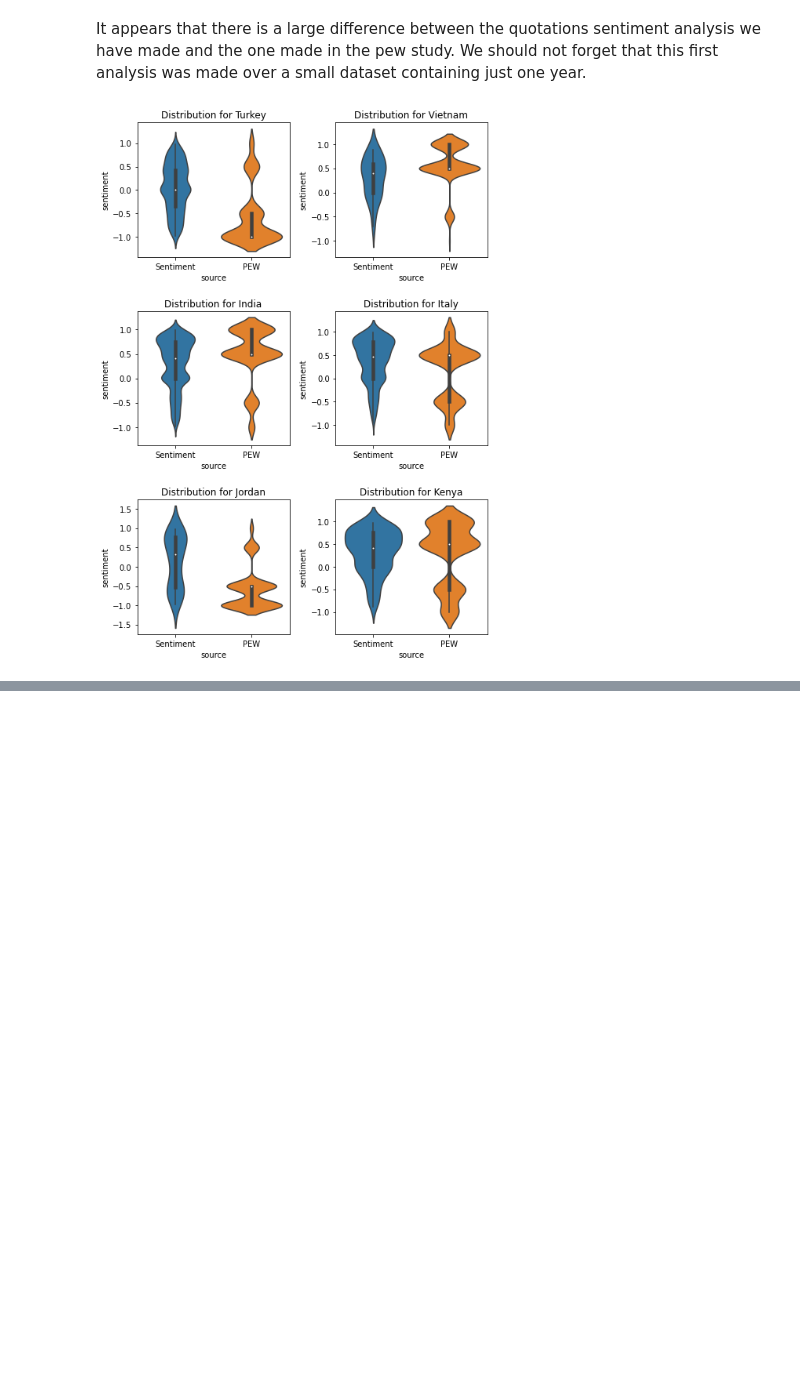
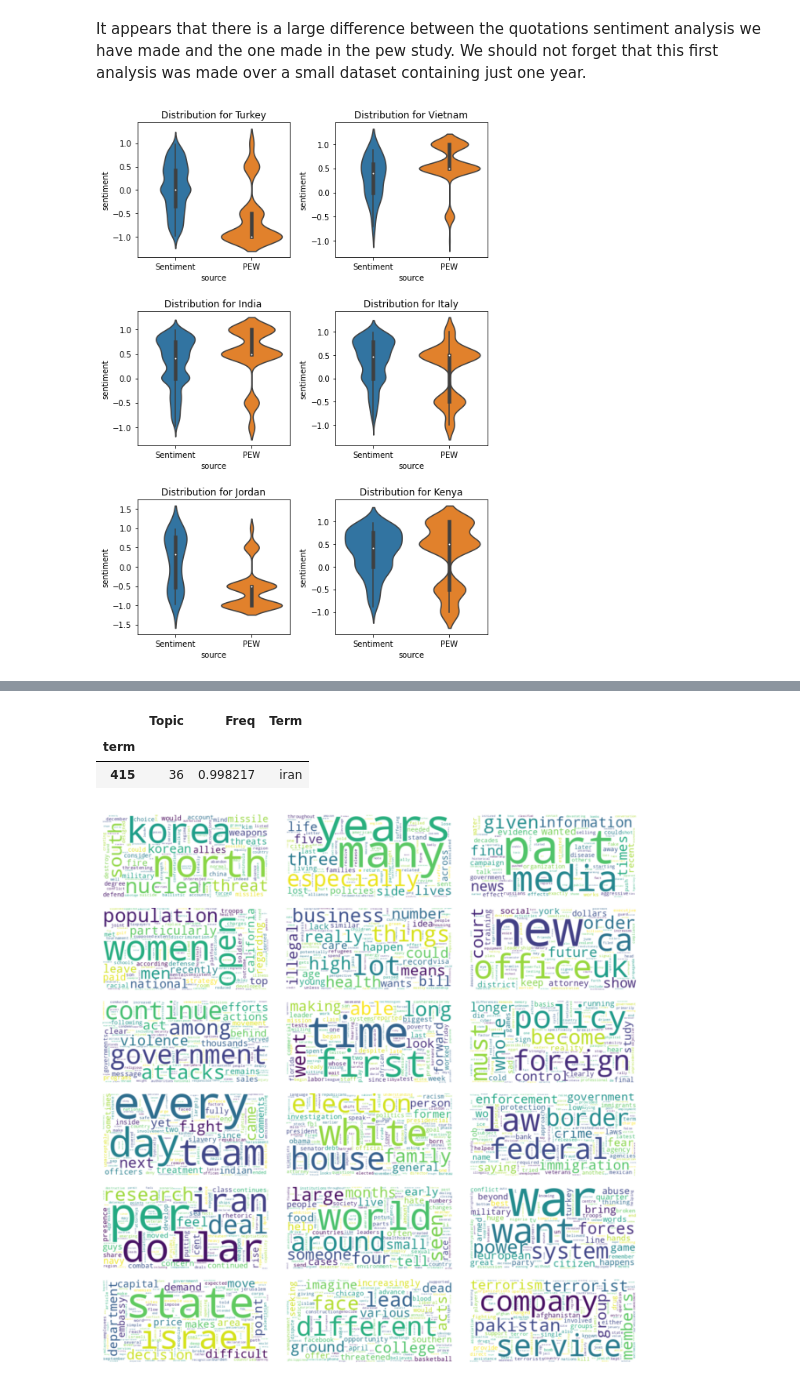
Before and after one commit to epfl-ada/ada-2021-project-young-boys, a Jupyter notebook: project_code.ipynb, the cells around one changed output, grey strips where cells are left out. Cells and saved outputs as stored; diff of their text form; code cells hidden in the pictures; blank space fills up the shorter version.

Commit message:
add topic detection results

```diff
--- a/project_code.ipynb
+++ b/project_code.ipynb
@@ -381,0 +426,11 @@ plt.subplots_adjust(wspace=0.3, hspace=0.4)
+# %%
+from nltk.corpus import stopwords
+from itertools import chain
+nltk.download('stopwords')
+
+US_keywords = ["US ", "U.S", "USA", "United States", "us", "usa", "united", "states", "america"]
+my_stopwords = stopwords.words('english') + US_keywords
+US_with_nation["tokens"] = US_with_nation.token_sentences.apply(lambda sentences: list(chain.from_iterable(sentences)))
+US_with_nation["tokens"] = US_with_nation.tokens.apply(lambda tokens: [token.lower() for token in tokens if token.isalpha()
+                                                    and token.lower() not in my_stopwords and len(token)>1] )
+US_with_nation.head()
@@ -381,0 +447,19 @@ plt.subplots_adjust(wspace=0.3, hspace=0.4)
+# %%
+from gensim import corpora
+tokens = US_with_nation[US_with_nation.sentiment<=0].tokens.tolist()
+dictionary_LDA = corpora.Dictionary(tokens)
+dictionary_LDA.filter_extremes(no_below=3)
+corpus = [dictionary_LDA.doc2bow(tok) for tok in tokens]
+# print(corpus)
+# %%
+from gensim import models
+num_topics = 40
+lda_model = models.LdaModel(corpus, num_topics=num_topics,
+                            id2word=dictionary_LDA,
+                            alpha='auto',
+                            eta='auto',
+                            passes=4)
+# %%
+for i,topic in lda_model.show_topics(formatted=True, num_topics=num_topics, num_words=20):
+    print(str(i)+": "+ topic)
+    print()
@@ -381,0 +509,20 @@ plt.subplots_adjust(wspace=0.3, hspace=0.4)
+# %%
+topic_table = LDAvis_prepared.token_table
+topic_table[topic_table["Term"] == "iran"]
+# %% [output]
+|  | Topic | Freq | Term |
+| term |  |  |  |
+| 415 | 36 | 0.998217 | iran |
+# %%
+from wordcloud import WordCloud
+
+fig = plt.figure(figsize=(9,9))
+for i in range(18):
+    plt.subplot(6,3,i+1)
+    plt.imshow(WordCloud(background_color="white").fit_words(dict(lda_model.show_topic(i, 200))),
+               interpolation='bilinear')
+    plt.axis("off")
+plt.tight_layout()
+plt.show()
+# %% [output]
+[figure, added]
```
Also changed, not shown: parts of 17 cells of this notebook.
